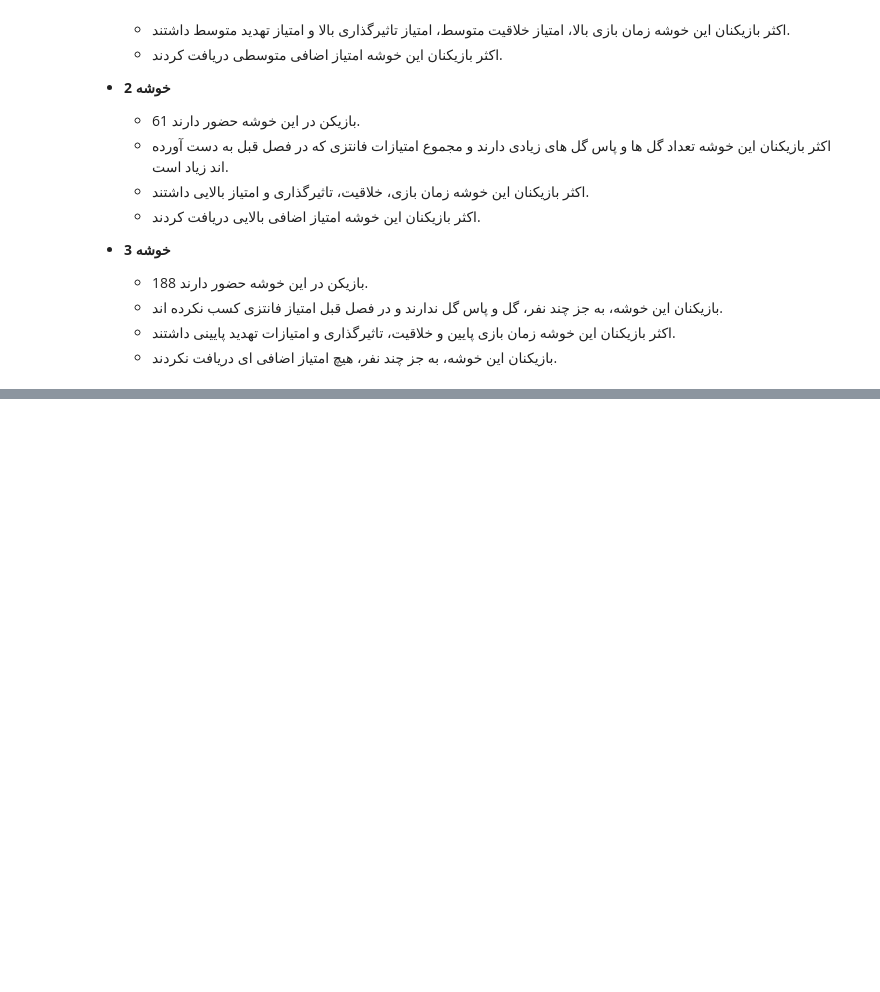
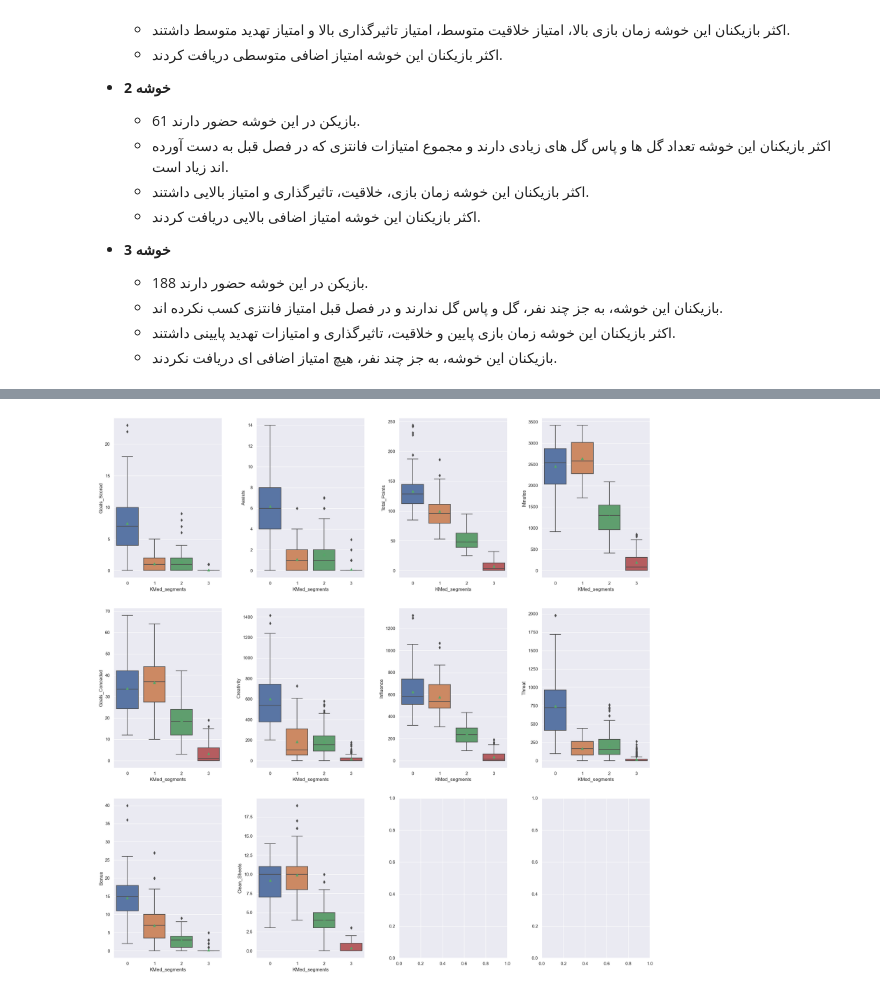
Before and after one commit to RmanAkbarzadeh/Fantasy-sport, a Jupyter notebook: fantasy_football.ipynb, the cells around one changed output, grey strips where cells are left out. Saved outputs shown, nothing was run; the diff lists cells and outputs as text; code cells hidden in the pictures; blank space fills up the shorter version.

```diff
--- a/fantasy_football.ipynb
+++ b/fantasy_football.ipynb
@@ -738,0 +741,5 @@ fig.tight_layout(pad = 3.0)
+# %%
+k_med_df = data_pca.copy()
+# %%
+kmed = KMedoids(n_clusters = 4, random_state = 1) # را با تعداد 4 خوشه ایجاد می کنیم K-Medoids
+kmed.fit(k_med_df)
@@ -738,0 +748,8 @@ fig.tight_layout(pad = 3.0)
+# %%
+# ایجاد یک کپی از داده های اصلی
+df2 = df.copy()
+
+#را به داده های آن اضافه می کنیم K-Medoids برچسب های خوشه ای
+k_med_df["KMed_segments"] = kmed.labels_
+#را به همه داده ها اضافه می کنیم K-Medoids برچسب های خوشه ای
+df2["KMed_segments"] =  kmed.labels_
@@ -738,0 +773,18 @@ fig.tight_layout(pad = 3.0)
+# %%
+fig, axes = plt.subplots(3, 4, figsize = (20, 20))
+counter = 0
+
+for ii in range(3):
+    for jj in range(4):
+        if counter < 10:
+            sns.boxplot(
+                ax = axes[ii][jj],
+                data = df2,
+                y = df2.columns[3 + counter],
+                x = "KMed_segments", showmeans = True
+            )
+            counter = counter + 1
+
+fig.tight_layout(pad = 3.0)
+# %% [output]
+[figure, added]
```
Also changed, not shown: parts of 76 cells of this notebook.
